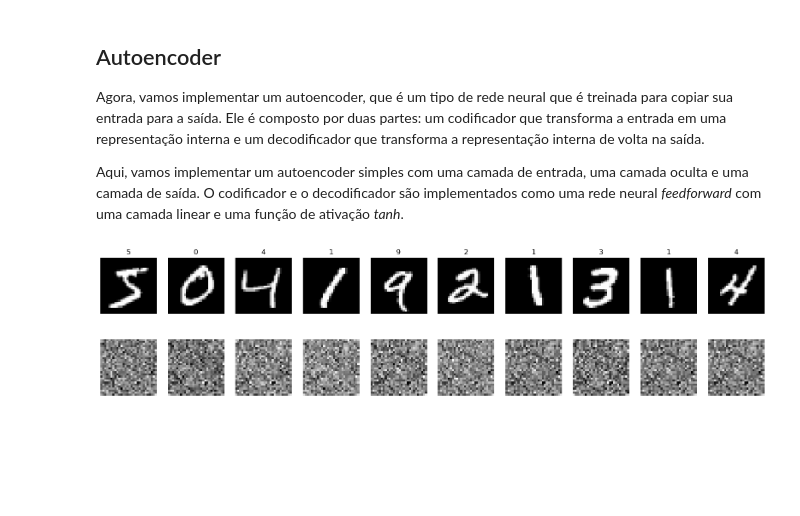
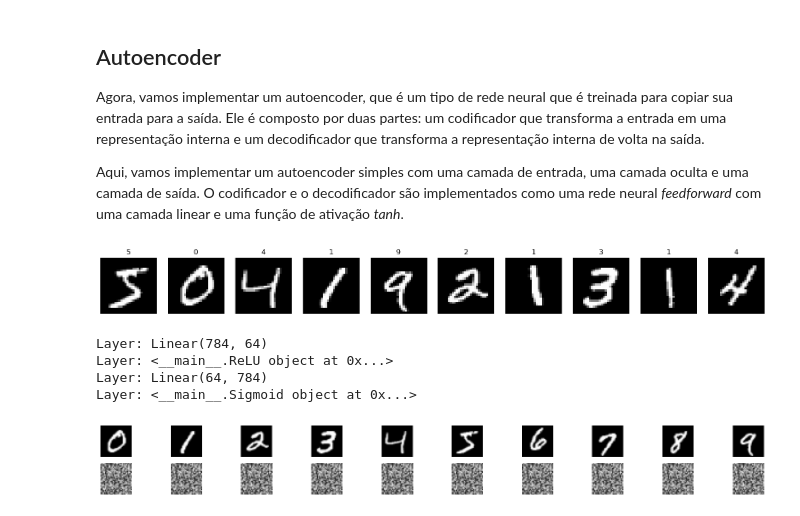
Before and after one commit to rzimmerdev/sentiment-analysis, a Jupyter notebook: atividade_1.ipynb, the cells around one changed output. Drawn from its saved outputs; the diff is of its cells as text; code cells hidden in the pictures; blank space fills up the shorter version.

```diff
--- a/atividade_1.ipynb
+++ b/atividade_1.ipynb
@@ -224,24 +271,27 @@ Essa classe é uma implementação simples do que será utilizado para um exempl
 class Linear(Module):  # Fully connected layer
     def __init__(self, in_features, out_features):
         super().__init__()
-        self.weights = np.random.randn(in_features, out_features)
+        self.weights = np.random.randn(in_features, out_features) - 0.5
         self.biases = np.random.randn(out_features)
 
         self.x = None
+        self.z = None
 
     def forward(self, x):
         self.x = x
-        return np.dot(x, self.weights) + self.biases
+        self.z = np.dot(x, self.weights) + self.biases
+        return self.z
 
     def backward(self, grad, lr=0.01):
-        grad_x = np.dot(grad, self.weights.T)
         grad_w = np.dot(self.x.T, grad)
         grad_b = np.sum(grad, axis=0)
+
+        grad = np.dot(grad, self.weights.T)
 
         self.weights -= lr * grad_w
         self.biases -= lr * grad_b
 
-        return grad_x
+        return grad
 
 
 class Sequential(Module):
@@ -495,13 +549,35 @@ autoencoder = Autoencoder([
+# %%
+autoencoder = Autoencoder([
+    Linear(input_features, 64),
+    ReLU(),
+], output_layer=Sigmoid())
+criterion = MSE()
+
+for layer in autoencoder.layers:
+    if isinstance(layer, Linear):
+        print(f"Layer: Linear{layer.weights.shape}")
+    else:
+        print(f"Layer: {layer}")
+# %% [output]
+Layer: Linear(784, 64)
+Layer: <__main__.ReLU object at 0x...>
+Layer: Linear(64, 784)
+Layer: <__main__.Sigmoid object at 0x...>
 # %%
-criterion = MSE()
+_, axes = plt.subplots(2, 10, figsize=(20, 2))
+for i in range(10):
+    x_test = x[y == str(i)][0]
+    x_true = x_test.reshape(28, 28)
+    x_pred = autoencoder(x_test).reshape(28, 28)
+    axes[0, i].imshow(x_true, cmap='gray')
+    axes[0, i].axis('off')
+    axes[1, i].imshow(x_pred, cmap='gray')
+    axes[1, i].axis('off')
 
-# initial reconstructions
-fig, axes = plt.subplots(1, 10, figsize=(20, 2))
+plt.show()
 
-for i, ax in enumerate(axes):
-    x = x_train[i].reshape(1, -1)
-    image = autoencoder(x).reshape(28, 28)
-    ax.imshow(image, cmap='gray')
-    ax.axis('off')
+lr = 1e-3
+epochs = 20
+losses = train(x, x, autoencoder, criterion, lr=lr, epochs=epochs, batch_size=5096)
 # %% [output]
-[figure, old version]
+[figure, new version]
```
Also changed, not shown: parts of 22 cells of this notebook.
